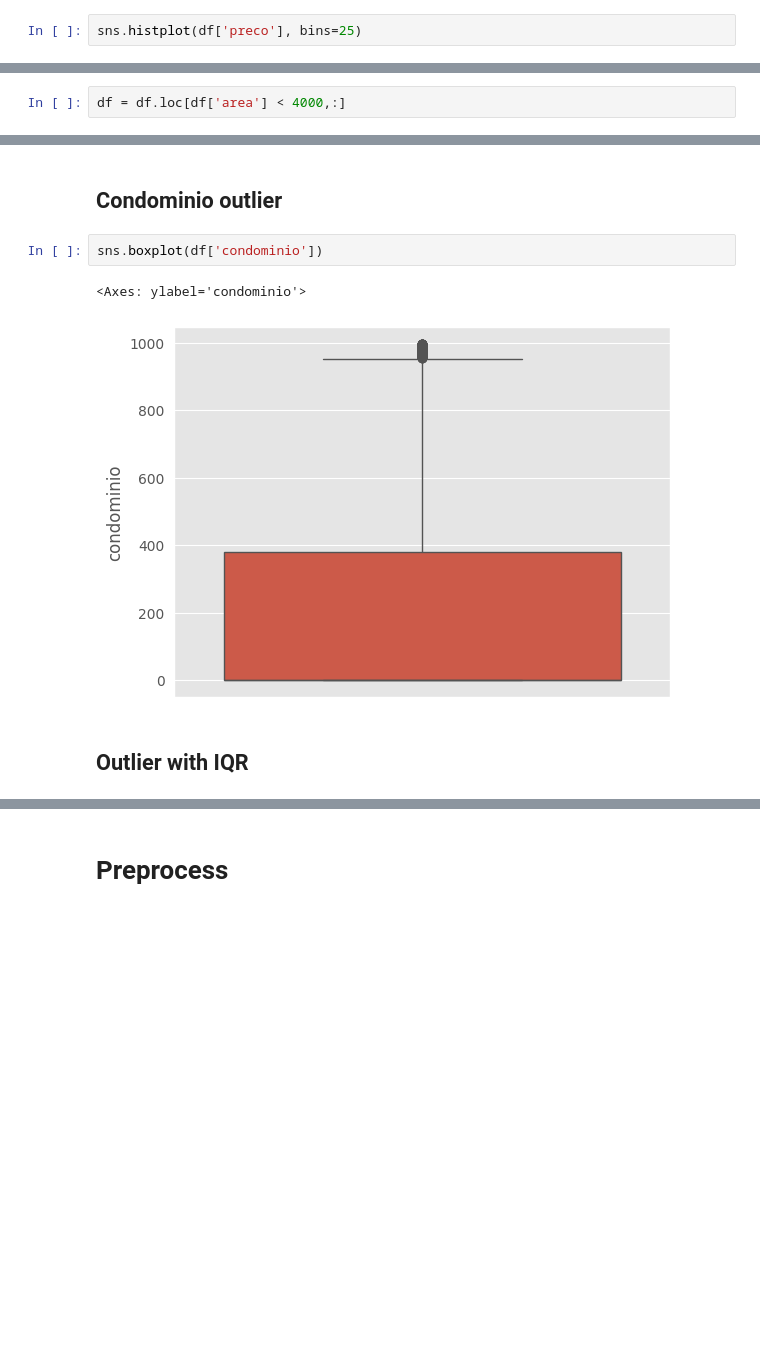
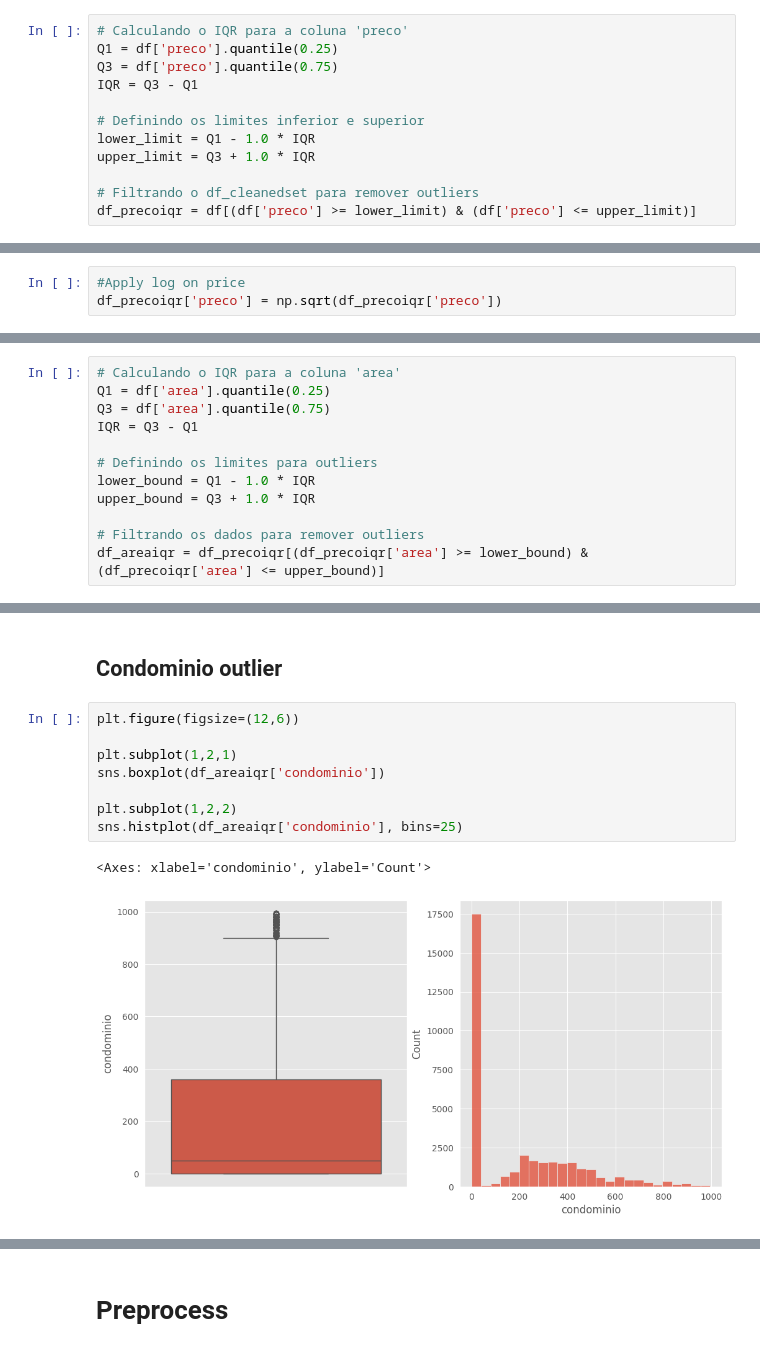
Before and after one commit to EDJR94/rp_housing, a Jupyter notebook: notebooks/rp_housing_v2.ipynb, the cells around one changed output, grey strips where cells are left out. Cells and saved outputs as stored; diff of their text form; blank space fills up the shorter version.

```diff
--- a/notebooks/rp_housing_v2.ipynb
+++ b/notebooks/rp_housing_v2.ipynb
@@ -83,2 +115,12 @@ sns.boxplot(df['preco'])
 # %%
-sns.histplot(df['preco'], bins=25)
+# Calculando o IQR para a coluna 'preco'
+Q1 = df['preco'].quantile(0.25)
+Q3 = df['preco'].quantile(0.75)
+IQR = Q3 - Q1
+
+# Definindo os limites inferior e superior
+lower_limit = Q1 - 1.0 * IQR
+upper_limit = Q3 + 1.0 * IQR
+
+# Filtrando o df_cleanedset para remover outliers
+df_precoiqr = df[(df['preco'] >= lower_limit) & (df['preco'] <= upper_limit)]
@@ -87,0 +140,3 @@ sns.histplot(df['preco'], bins=25)
+# %%
+#Apply log on price
+df_precoiqr['preco'] = np.sqrt(df_precoiqr['preco'])
@@ -95,2 +162,12 @@ sns.boxplot(df['area'])
-# %%
-df = df.loc[df['area'] < 4000,:]
+# %%
+# Calculando o IQR para a coluna 'area'
+Q1 = df['area'].quantile(0.25)
+Q3 = df['area'].quantile(0.75)
+IQR = Q3 - Q1
+
+# Definindo os limites para outliers
+lower_bound = Q1 - 1.0 * IQR
+upper_bound = Q3 + 1.0 * IQR
+
+# Filtrando os dados para remover outliers
+df_areaiqr = df_precoiqr[(df_precoiqr['area'] >= lower_bound) & (df_precoiqr['area'] <= upper_bound)]
@@ -97,9 +187,13 @@ df = df.loc[df['area'] < 4000,:]
 # %% [markdown]
 ## Condominio outlier
 # %%
-sns.boxplot(df['condominio'])
+plt.figure(figsize=(12,6))
+
+plt.subplot(1,2,1)
+sns.boxplot(df_areaiqr['condominio'])
+
+plt.subplot(1,2,2)
+sns.histplot(df_areaiqr['condominio'], bins=25)
 # %% [output]
-<Axes: ylabel='condominio'>
+<Axes: xlabel='condominio', ylabel='Count'>
-[figure, old version]
+[figure, new version]
-# %% [markdown]
-## Outlier with IQR
```
Also changed, not shown: parts of 61 cells of this notebook, 5 other files.
